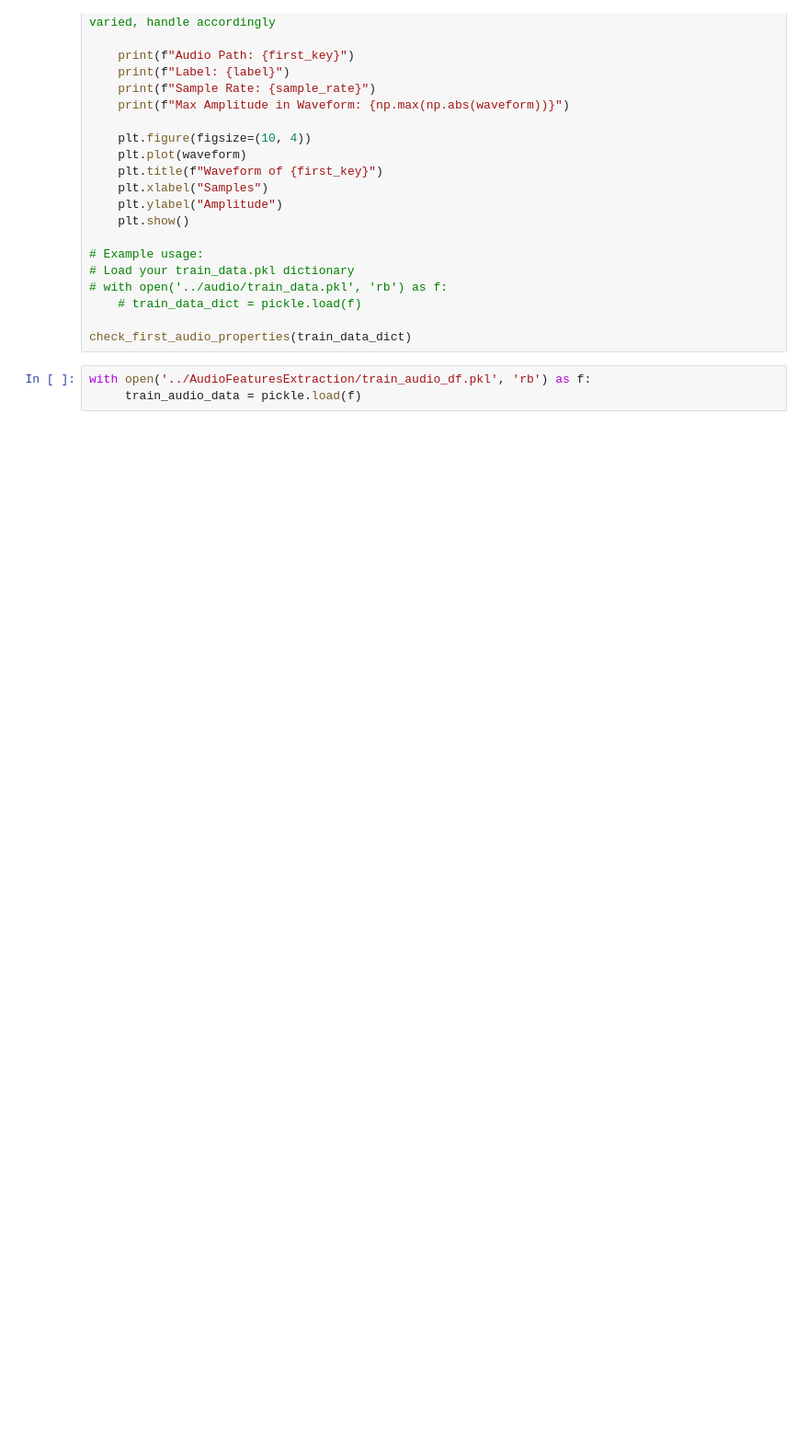
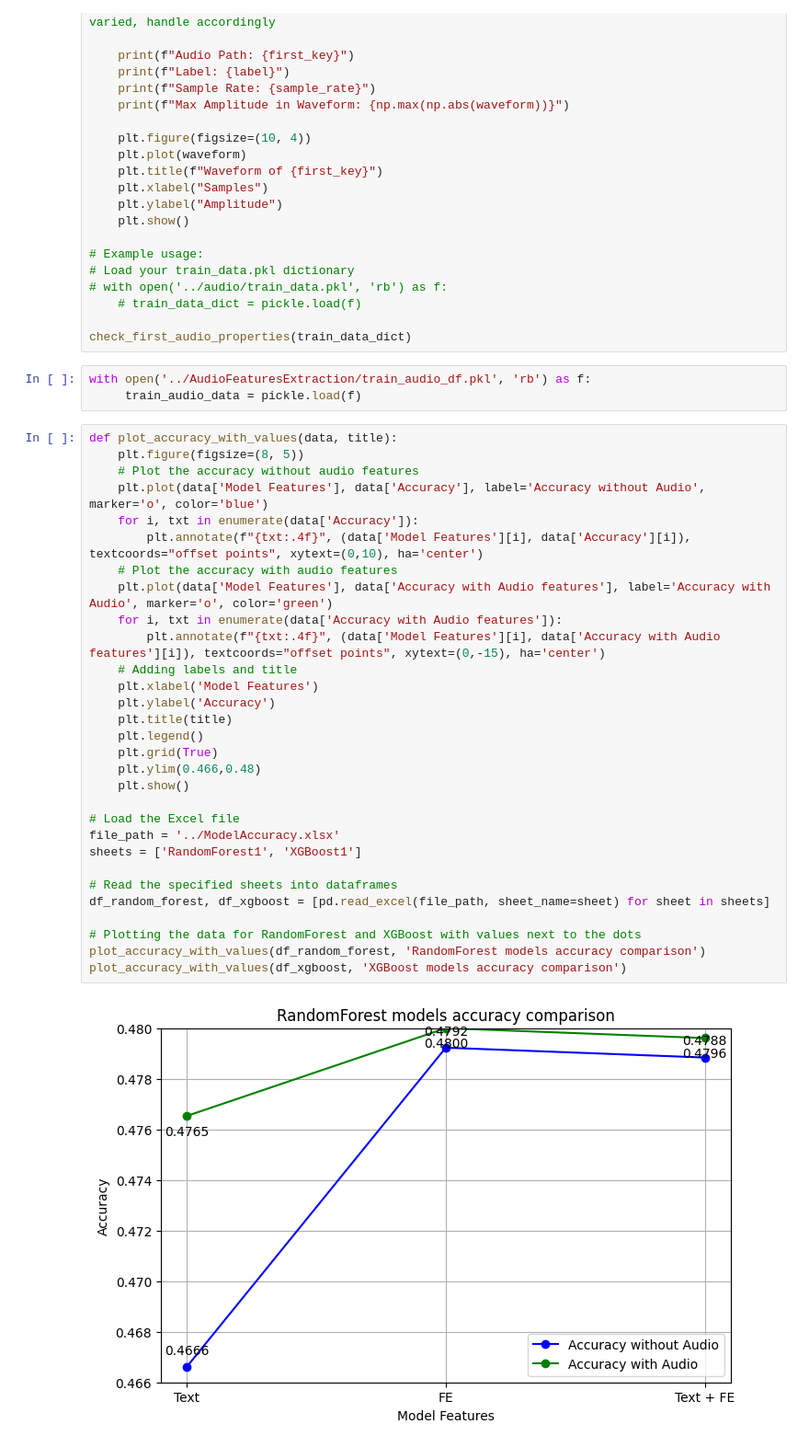
Before and after one commit to ItayOfer/nlp-with-audio, a Jupyter notebook: DescriptiveStatistics/descriptive_statistics.ipynb, the cells around one changed output. Shown at 92% size. Cells and saved outputs as stored; diff of their text form; blank space fills up the shorter version.

```diff
--- a/DescriptiveStatistics/descriptive_statistics.ipynb
+++ b/DescriptiveStatistics/descriptive_statistics.ipynb
@@ -642,3 +642,35 @@ check_first_audio_properties(train_data_dict)
 # %%
 with open('../AudioFeaturesExtraction/train_audio_df.pkl', 'rb') as f:
      train_audio_data = pickle.load(f)
+# %%
+def plot_accuracy_with_values(data, title):
+    plt.figure(figsize=(8, 5))
+    # Plot the accuracy without audio features
+    plt.plot(data['Model Features'], data['Accuracy'], label='Accuracy without Audio', marker='o', color='blue')
+    for i, txt in enumerate(data['Accuracy']):
+        plt.annotate(f"{txt:.4f}", (data['Model Features'][i], data['Accuracy'][i]), textcoords="offset points", xytext=(0,10), ha='center')
+    # Plot the accuracy with audio features
+    plt.plot(data['Model Features'], data['Accuracy with Audio features'], label='Accuracy with Audio', marker='o', color='green')
+    for i, txt in enumerate(data['Accuracy with Audio features']):
+        plt.annotate(f"{txt:.4f}", (data['Model Features'][i], data['Accuracy with Audio features'][i]), textcoords="offset points", xytext=(0,-15), ha='center')
+    # Adding labels and title
+    plt.xlabel('Model Features')
+    plt.ylabel('Accuracy')
+    plt.title(title)
+    plt.legend()
+    plt.grid(True)
+    plt.ylim(0.466,0.48)
+    plt.show()
+
+# Load the Excel file
+file_path = '../ModelAccuracy.xlsx'
+sheets = ['RandomForest1', 'XGBoost1']
+
+# Read the specified sheets into dataframes
+df_random_forest, df_xgboost = [pd.read_excel(file_path, sheet_name=sheet) for sheet in sheets]
+
+# Plotting the data for RandomForest and XGBoost with values next to the dots
+plot_accuracy_with_values(df_random_forest, 'RandomForest models accuracy comparison')
+plot_accuracy_with_values(df_xgboost, 'XGBoost models accuracy comparison')
+# %% [output]
+[figure, added]
```
Also changed, not shown: parts of 1 cell of this notebook.
